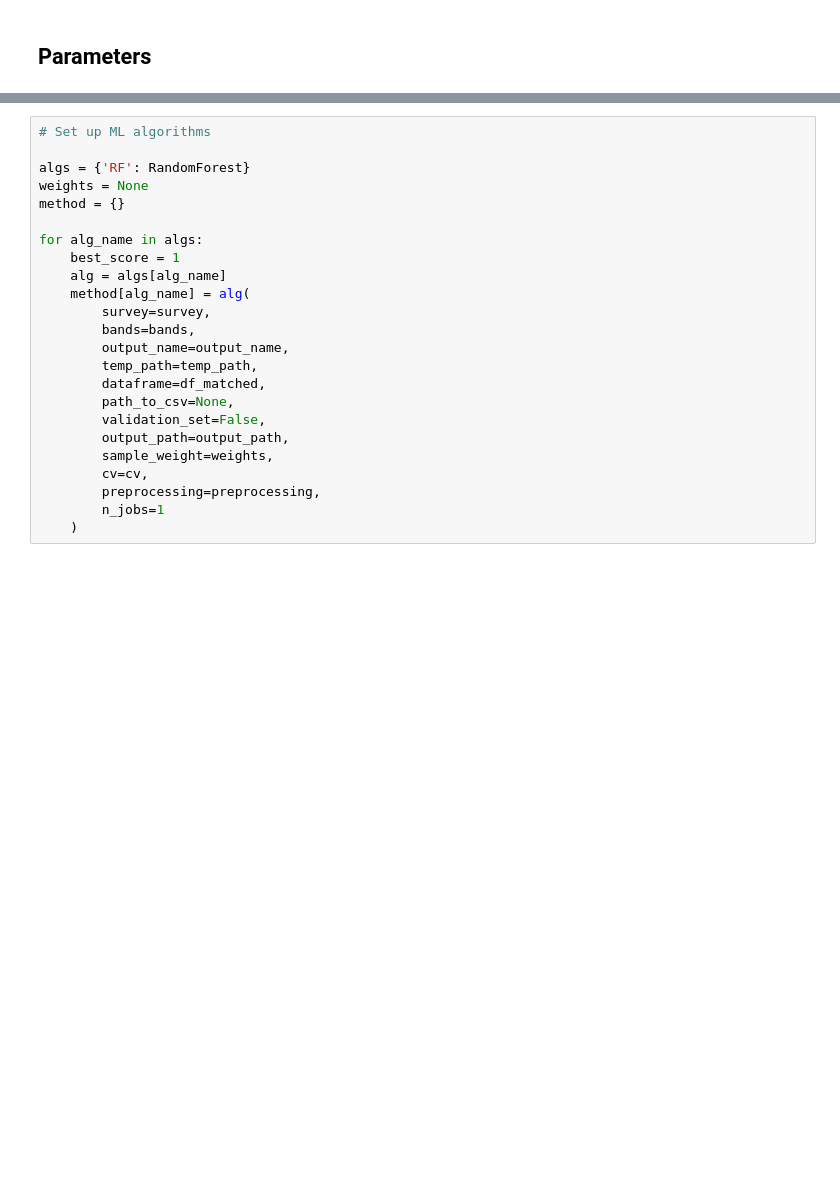
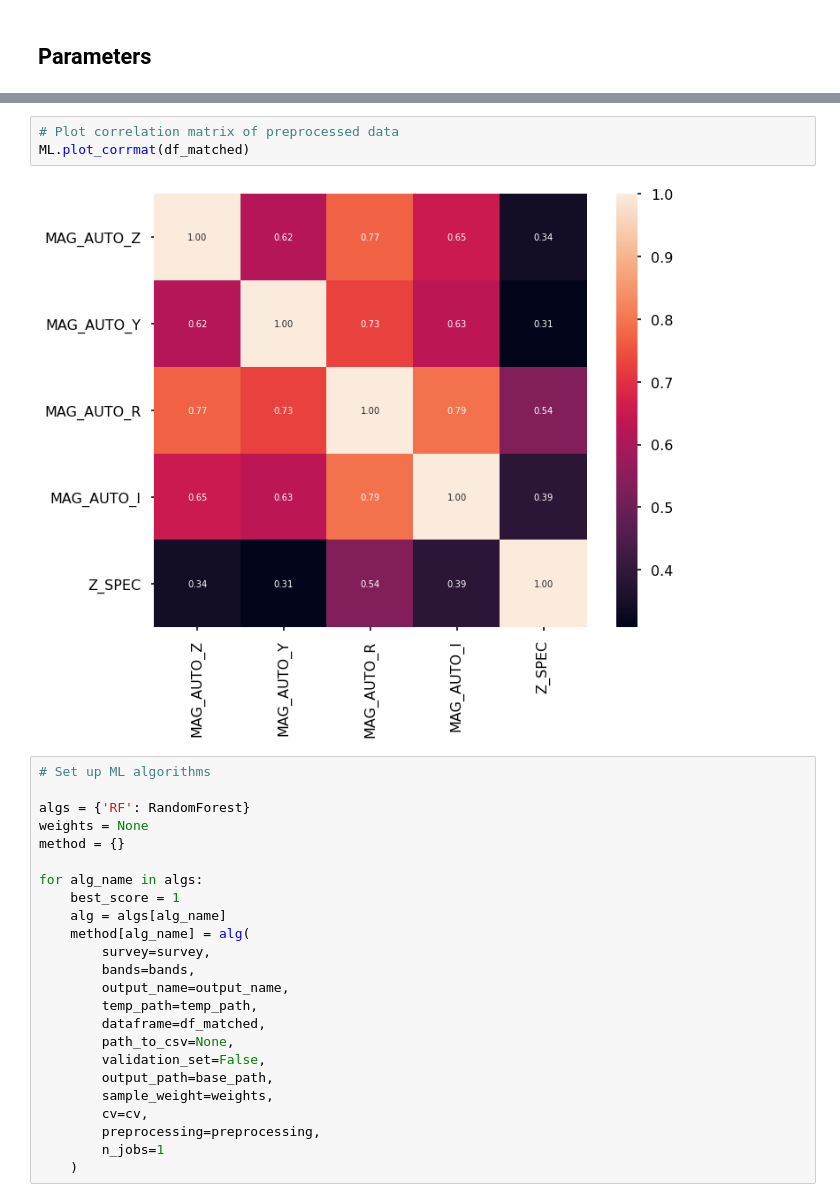
Before and after one commit to xavierjimenezp/shapepipe_photoz, a Jupyter notebook: UNIONS/photoz_ML.ipynb, the cells around one changed output, grey strips where cells are left out. Cells and saved outputs as stored; diff of their text form; blank space fills up the shorter version.

```diff
--- a/UNIONS/photoz_ML.ipynb
+++ b/UNIONS/photoz_ML.ipynb
@@ -90,3 +132,8 @@ ML.plot_corrmat(df_matched)
+# %%
+# Plot correlation matrix of preprocessed data
+ML.plot_corrmat(df_matched)
+# %% [output]
+[figure, added]
 # %%
 # Set up ML algorithms
 
@@ -105,7 +152,7 @@ for alg_name in algs:
         dataframe=df_matched,
         path_to_csv=None,
         validation_set=False,
-        output_path=output_path,
+        output_path=base_path,
         sample_weight=weights,
         cv=cv,
         preprocessing=preprocessing,
```
Also changed, not shown: parts of 30 cells of this notebook, 2 other files.
